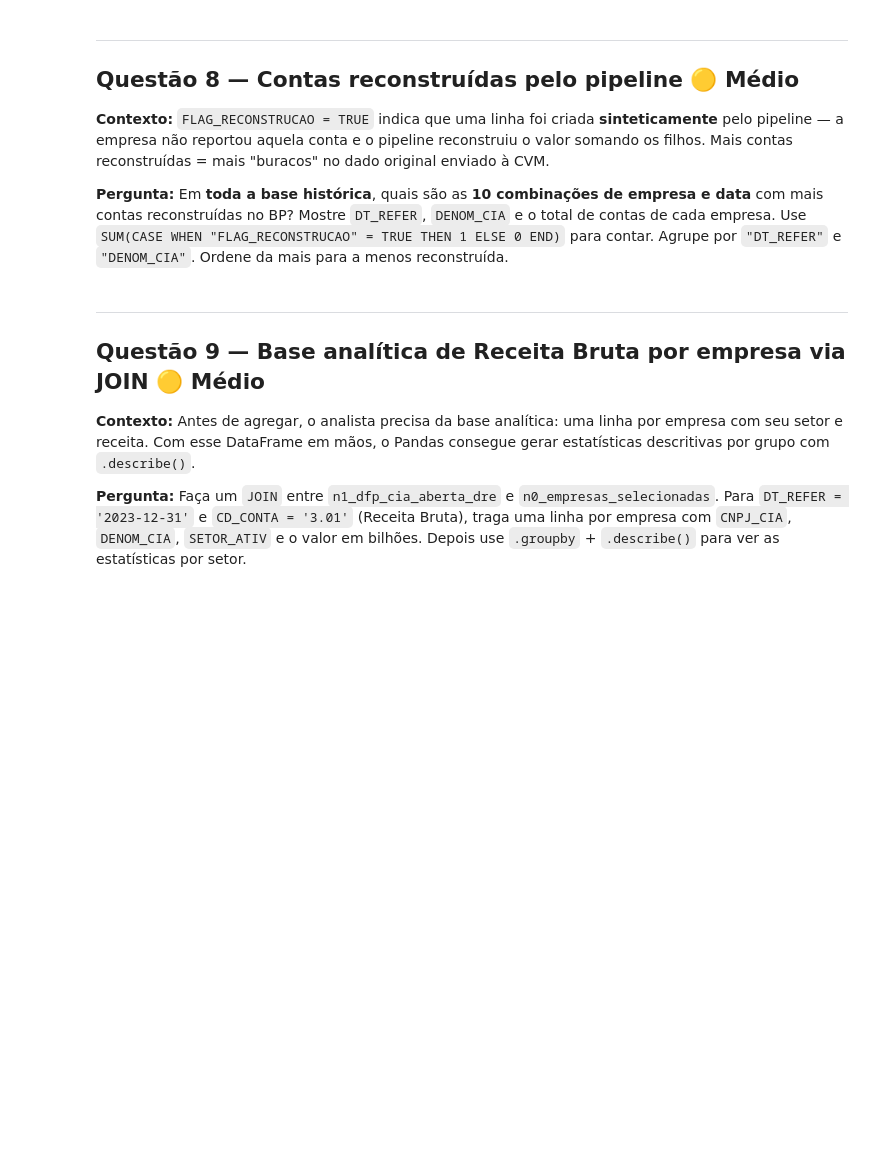
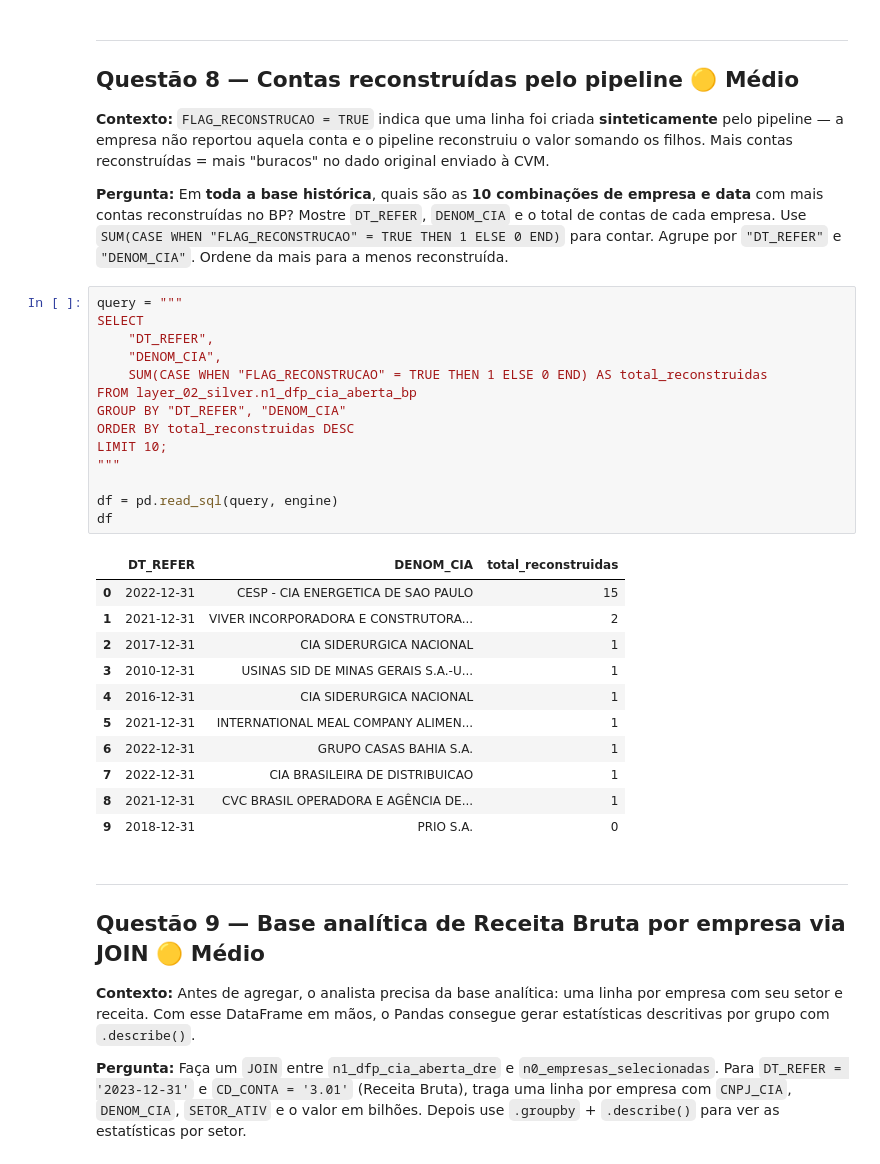
Before and after one commit to LuaRitz/BigData_For_Finance, a Jupyter notebook: exercicios/exercicios_sql_cvm.ipynb, the cells around one changed output. Cells and saved outputs as stored; diff of their text form; blank space fills up the shorter version.

```diff
--- a/exercicios/exercicios_sql_cvm.ipynb
+++ b/exercicios/exercicios_sql_cvm.ipynb
@@ -197,6 +270,32 @@ df
 **Contexto:** `FLAG_RECONSTRUCAO = TRUE` indica que uma linha foi criada **sinteticamente** pelo pipeline — a empresa não reportou aquela conta e o pipeline reconstruiu o valor somando os filhos. Mais contas reconstruídas = mais "buracos" no dado original enviado à CVM.
 
 **Pergunta:** Em **toda a base histórica**, quais são as **10 combinações de empresa e data** com mais contas reconstruídas no BP? Mostre `DT_REFER`, `DENOM_CIA` e o total de contas de cada empresa. Use `SUM(CASE WHEN "FLAG_RECONSTRUCAO" = TRUE THEN 1 ELSE 0 END)` para contar. Agrupe por `"DT_REFER"` e `"DENOM_CIA"`. Ordene da mais para a menos reconstruída.
+# %%
+query = """
+SELECT
+    "DT_REFER",
+    "DENOM_CIA",
+    SUM(CASE WHEN "FLAG_RECONSTRUCAO" = TRUE THEN 1 ELSE 0 END) AS total_reconstruidas
+FROM layer_02_silver.n1_dfp_cia_aberta_bp
+GROUP BY "DT_REFER", "DENOM_CIA"
+ORDER BY total_reconstruidas DESC
+LIMIT 10;
+"""
+
+df = pd.read_sql(query, engine)
+df
+# %% [output]
+|  | DT_REFER | DENOM_CIA | total_reconstruidas |
+| 0 | 2022-12-31 | CESP - CIA ENERGETICA DE SAO PAULO | 15 |
+| 1 | 2021-12-31 | VIVER INCORPORADORA E CONSTRUTORA... | 2 |
+| 2 | 2017-12-31 | CIA SIDERURGICA NACIONAL | 1 |
+| 3 | 2010-12-31 | USINAS SID DE MINAS GERAIS S.A.-U... | 1 |
+| 4 | 2016-12-31 | CIA SIDERURGICA NACIONAL | 1 |
+| 5 | 2021-12-31 | INTERNATIONAL MEAL COMPANY ALIMEN... | 1 |
+| 6 | 2022-12-31 | GRUPO CASAS BAHIA S.A. | 1 |
+| 7 | 2022-12-31 | CIA BRASILEIRA DE DISTRIBUICAO | 1 |
+| 8 | 2021-12-31 | CVC BRASIL OPERADORA E AGÊNCIA DE... | 1 |
+| 9 | 2018-12-31 | PRIO S.A. | 0 |
 # %% [markdown]
 ---
 ## Questão 9 — Base analítica de Receita Bruta por empresa via JOIN 🟡 Médio
```
Also changed, not shown: parts of 5 cells of this notebook.
